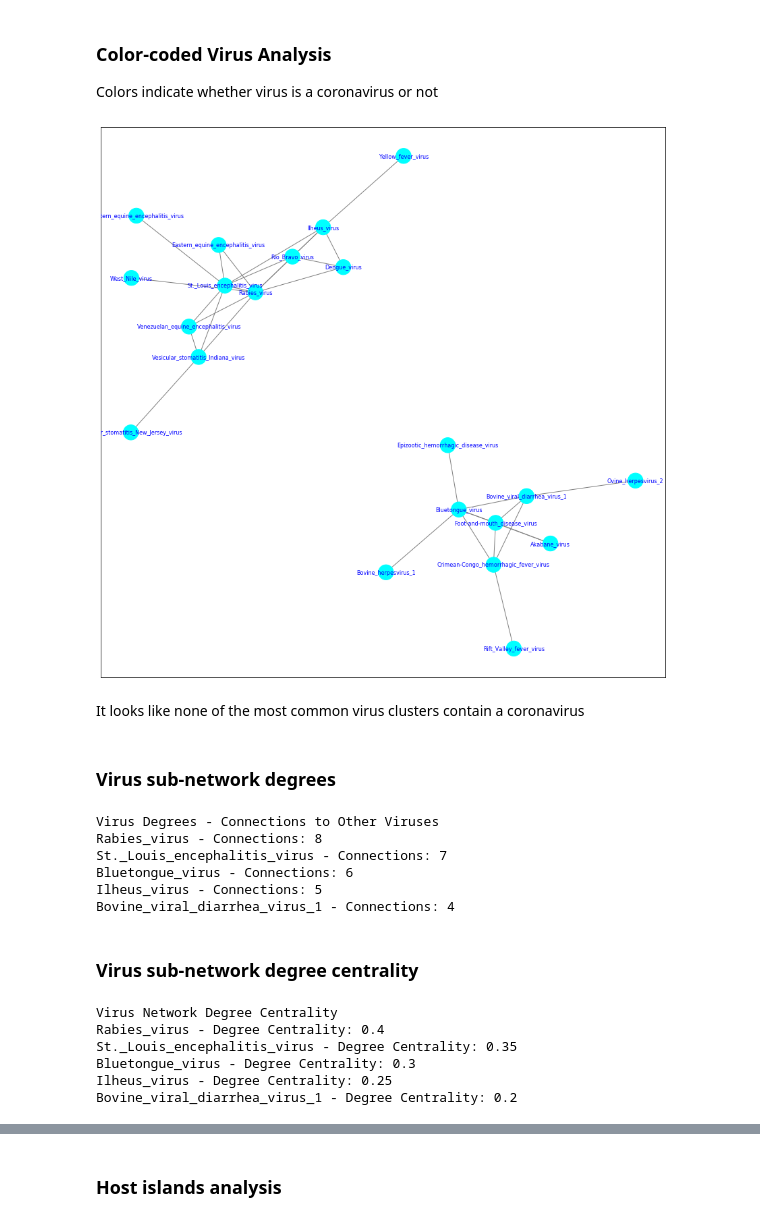
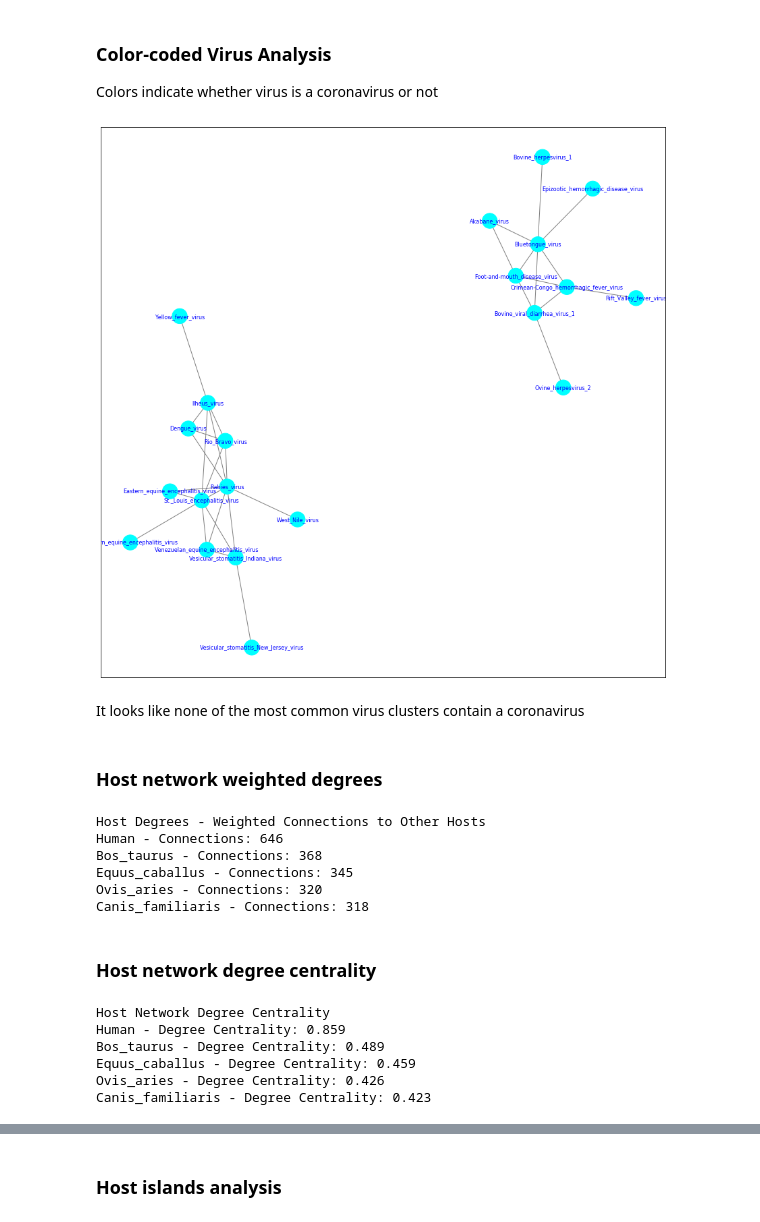
Before and after one commit to jitsen-design/Data_620_Group, a Jupyter notebook: Project_2/Project_2_sheryl_additions.ipynb, the cells around one changed output, grey strips where cells are left out. Cells and saved outputs as stored; diff of their text form; code cells hidden in the pictures.

```diff
--- a/Project_2/Project_2_sheryl_additions.ipynb
+++ b/Project_2/Project_2_sheryl_additions.ipynb
@@ -223,58 +293,58 @@ for i in islands:
 Colors indicate whether virus is a coronavirus or not
 # %%
 # use 11 for the threshold
-v11 = trim_edges(B_virus, 11)
+v11 = trim_edges(B_virus,11)
 
 genus_color = []
 for node in list(v11.nodes):
     v11.nodes[node]['genus'] = genus_map[node]
     if genus_map[node] == 'Coronavirus':
         genus_color.append('lightblue')
     else:
         genus_color.append('cyan')
 
 
 plt.figure(figsize=(15,15))
-pos = nx.spring_layout(v11, iterations = 20)
+pos = nx.spring_layout(v11, iterations = 25)
 weights=[edata['weight'] for f,t,edata in v11.edges(data=True)]
 nx.draw_networkx_nodes(v11, pos, node_color=genus_color, node_size=500)
 nx.draw_networkx_edges(v11, pos,  edge_color='gray')
 nx.draw_networkx_labels(v11, pos, font_size=8, font_color ='blue')
 
 plt.show()
 # %% [output]
-[figure, old version]
+[figure, new version]
 # %% [markdown]
 It looks like none of the most common virus clusters contain a coronavirus
 # %% [markdown]
-### Virus sub-network degrees
+### Host network weighted degrees
 # %%
-v11_deg = {k:v for k,v in dict(v11.degree()).items()}
-print('Virus Degrees - Connections to Other Viruses')
-for virus, degree in sorted([(x,y)
-              for x,y in v11_deg.items()],
+h11_deg = {k:v for k,v in dict(B_host.degree()).items()}
+print('Host Degrees - Weighted Connections to Other Hosts')
+for host, degree in sorted([(x,y)
+              for x,y in h11_deg.items()],
               key=lambda x: x[1], reverse=True)[:5]:
-    print('{} -'.format(virus), 'Connections:',degree)
+    print('{} -'.format(host), 'Connections:',degree)
 # %% [output]
-Virus Degrees - Connections to Other Viruses
-Rabies_virus - Connections: 8
-St._Louis_encephalitis_virus - Connections: 7
-Bluetongue_virus - Connections: 6
-Ilheus_virus - Connections: 5
-Bovine_viral_diarrhea_virus_1 - Connections: 4
+Host Degrees - Weighted Connections to Other Hosts
+Human - Connections: 646
+Bos_taurus - Connections: 368
+Equus_caballus - Connections: 345
+Ovis_aries - Connections: 320
+Canis_familiaris - Connections: 318
 # %% [markdown]
-### Virus sub-network degree centrality
+### Host network degree centrality
 # %%
-v11_deg_cent = {k:v for k,v in dict(nx.degree_centrality(v11)).items()}
-print('Virus Network Degree Centrality ')
-for virus, vdegree in sorted([(x,y)
-              for x,y in v11_deg_cent.items()],
+h11_deg_cent = {k:v for k,v in dict(nx.degree_centrality(B_host)).items()}
+print('Host Network Degree Centrality ')
+for host, vdegree in sorted([(x,y)
+              for x,y in h11_deg_cent.items()],
               key=lambda x: x[1], reverse=True)[:5]:
-    print('{} -'.format(virus), 'Degree Centrality:',round(vdegree,3))
+    print('{} -'.format(host), 'Degree Centrality:',round(vdegree,3))
 # %% [output]
-Virus Network Degree Centrality
-Rabies_virus - Degree Centrality: 0.4
-St._Louis_encephalitis_virus - Degree Centrality: 0.35
-Bluetongue_virus - Degree Centrality: 0.3
-Ilheus_virus - Degree Centrality: 0.25
-Bovine_viral_diarrhea_virus_1 - Degree Centrality: 0.2
+Host Network Degree Centrality
+Human - Degree Centrality: 0.859
+Bos_taurus - Degree Centrality: 0.489
+Equus_caballus - Degree Centrality: 0.459
+Ovis_aries - Degree Centrality: 0.426
+Canis_familiaris - Degree Centrality: 0.423
```
Also changed, not shown: parts of 30 cells of this notebook.
